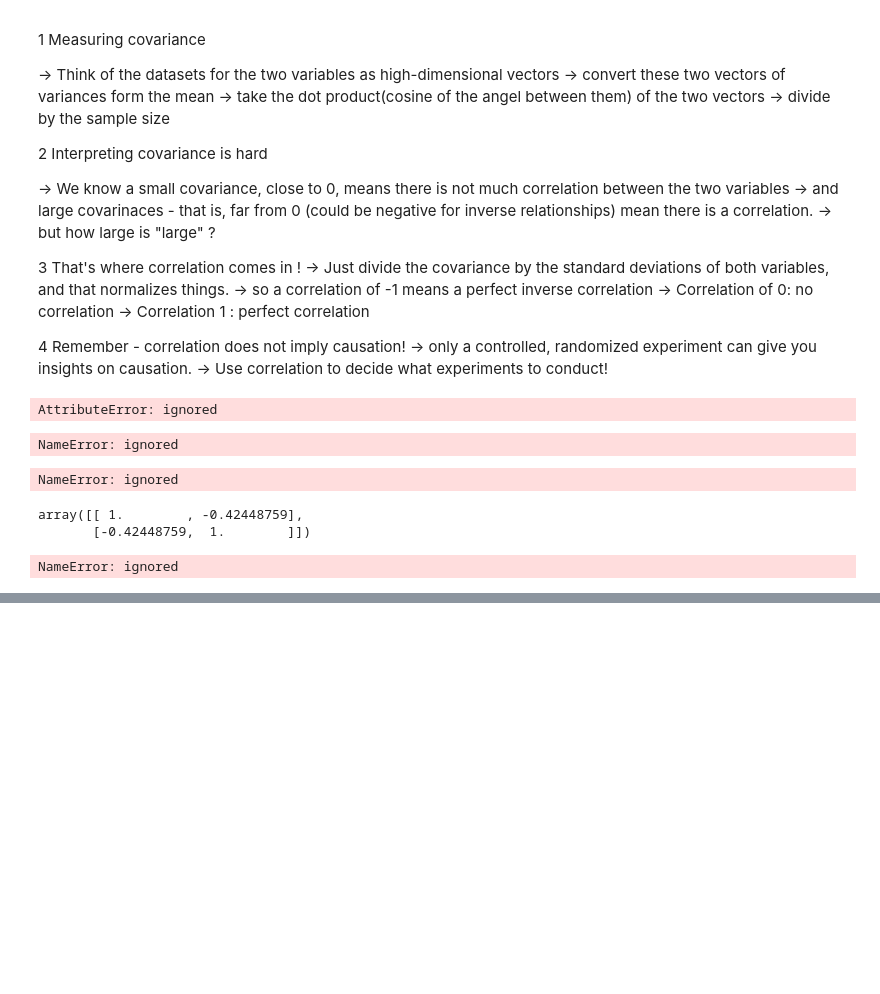
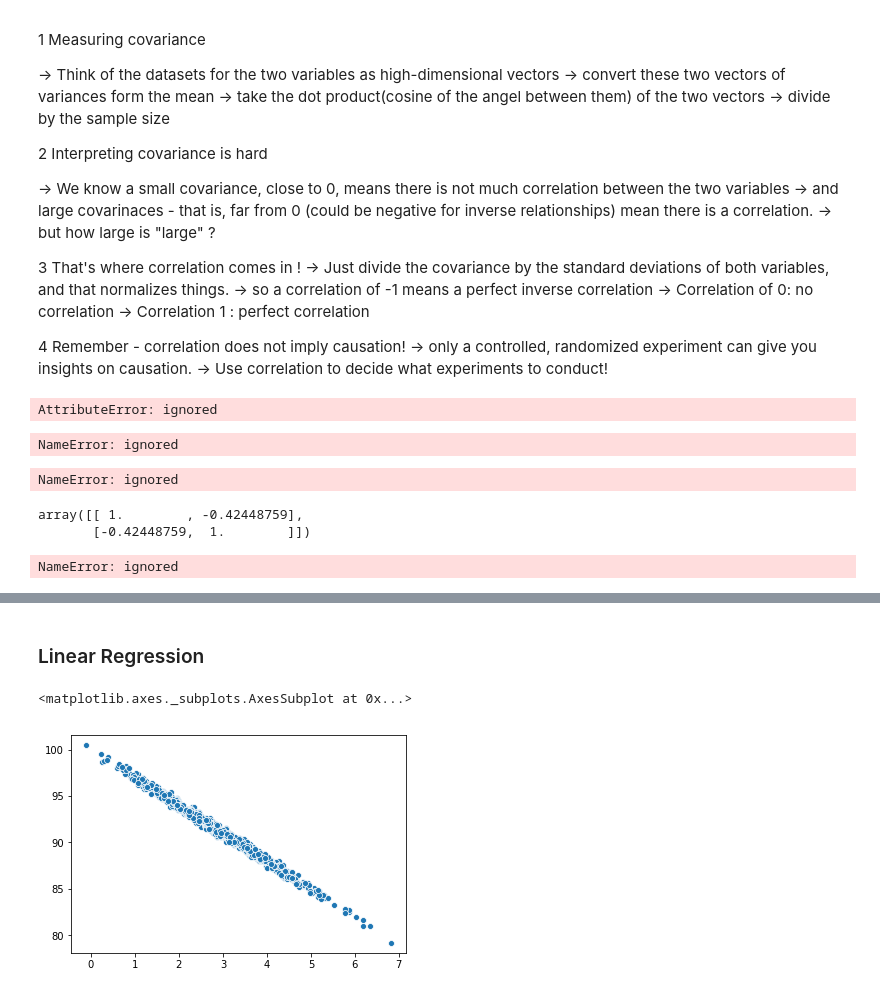
Before and after one commit to SudhakarAnemu/AI-DS-ML-DL-, a Jupyter notebook: jsDSDLMLwithPython_Udemy.ipynb, the cells around one changed output, grey strips where cells are left out. Saved outputs shown, nothing was run; the diff lists cells and outputs as text; code cells hidden in the pictures; blank space fills up the shorter version.

```diff
--- a/jsDSDLMLwithPython_Udemy.ipynb
+++ b/jsDSDLMLwithPython_Udemy.ipynb
@@ -699,0 +811,9 @@ NameError: ignored
+# %% [markdown]
+### Linear Regression
+# %%
+pageSpeeds = np.random.normal(3.0,1.0,1000)
+purchaseAmount = 100 - (pageSpeeds + np.random.normal(0,0.1,1000))*3
+sns.scatterplot(pageSpeeds, purchaseAmount)
+# %% [output]
+<matplotlib.axes._subplots.AxesSubplot at 0x...>
+[figure, added]
```
Also changed, not shown: parts of 16 cells of this notebook.
